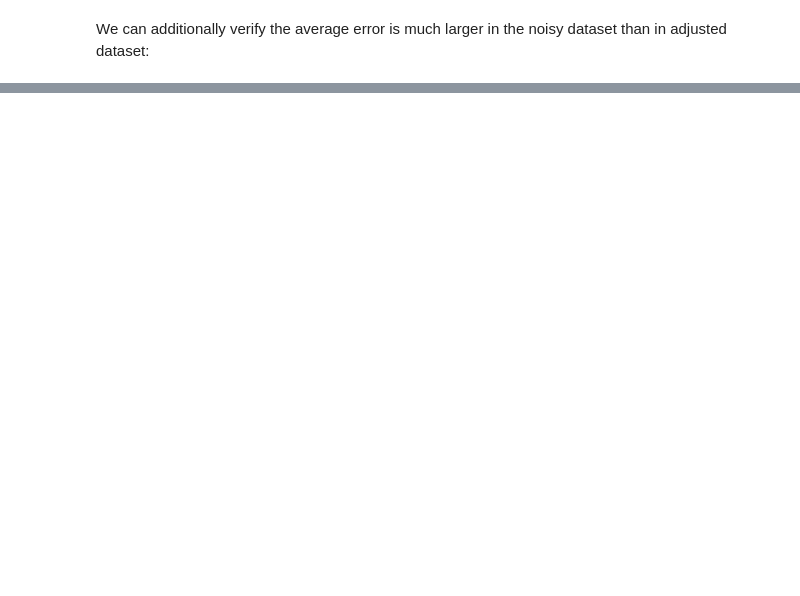
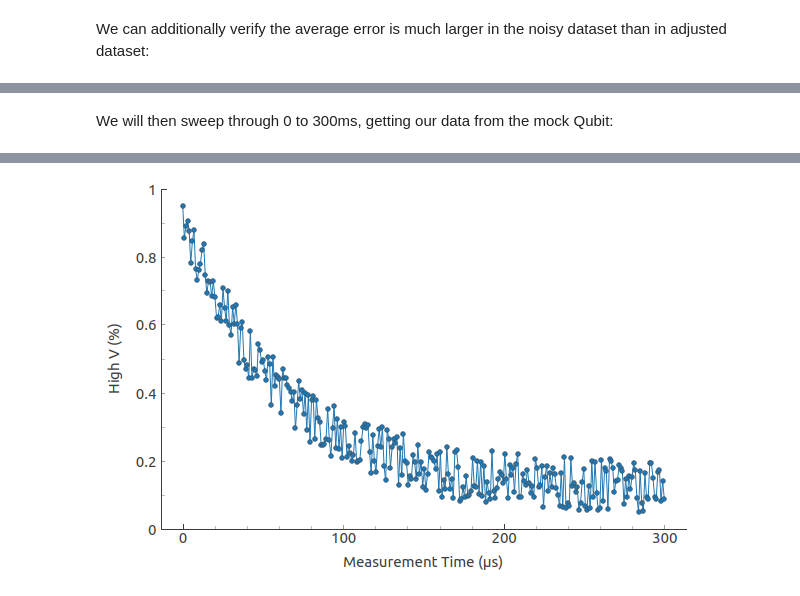
Before and after one commit to quantify-os/quantify-core, a Jupyter notebook: docs/example_notebooks/2. Advanced MeasurementControl.ipynb, the cells around one changed output, grey strips where cells are left out. Saved outputs shown, nothing was run; the diff lists cells and outputs as text; code cells hidden in the pictures; blank space fills up the shorter version.

```diff
--- a/docs/example_notebooks/2. Advanced MeasurementControl.ipynb
+++ b/docs/example_notebooks/2. Advanced MeasurementControl.ipynb
@@ -87,11 +59,2 @@ Here we set the `soft_avg` parameter of the `MeasurementControl` to our desired
-# %%
-MC.soft_avg(5000)
-MC.set_setpars(NoneSweep(internal=False))
-MC.set_setpoints(setpoints)
-MC.set_getpars(d)
-avg_dset = MC.run('averaged')
-
-yavg_0 = abs(avg_dset['y0'].values - expected_vals[0])
-yavg_1 = abs(avg_dset['y1'].values - expected_vals[1])
 # %%
 plotmon.main_QtPlot
@@ -151,8 +64,0 @@ dset
-# %%
-times = np.linspace(10, 20, 3)
-amps = np.linspace(0, 10, 5)
-
-MC.set_setpars([NoneSweep(internal=False, name='t', unit='s', label='Time'), NoneSweep(internal=True, name='amp', unit='V', label='Amplitudes')])
-MC.set_setpoints_grid([times, amps])
-MC.set_getpars(DummyDetector("2D"))
-dset = MC.run('2D Hard')
@@ -164,0 +70,29 @@ plotmon.secondary_QtPlot
+# %%
+def decay(t, tau):
+    return np.exp(-t/tau)
+
+time_par = ManualParameter(name='time', unit='s', label='Measurement Time')
+
+class MockQubit:
+    def __init__(self):
+        self.name = 'qubit'
+        self.unit = '%'
+        self.label = 'High V'
+        self.soft = False
+        self.relaxation_time = 60e-6
+        self.setpoints = []
+
+    def prepare(self, setpoints):
+        self.setpoints = setpoints
+
+    def get(self):
+        return np.array(list(map(lambda x: decay(x, self.relaxation_time) + random.uniform(-0.1, 0.1), self.setpoints)))
+# %% [markdown]
+We will then sweep through 0 to 300ms, getting our data from the mock Qubit:
+# %%
+MC.set_setpars(time_par)
+MC.set_setpoints(np.linspace(0.0, 300.0e-6, 300))
+MC.set_getpars(MockQubit())
+MC.run('noisy')
+plotmon.main_QtPlot
+# %% [output]
@@ -164,0 +100 @@ plotmon.secondary_QtPlot
+[figure, added]
```
Also changed, not shown: parts of 28 cells of this notebook.
